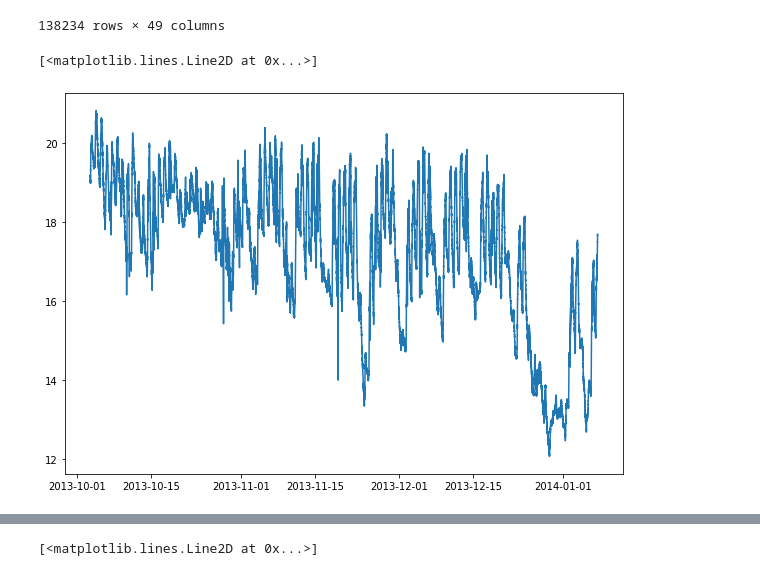
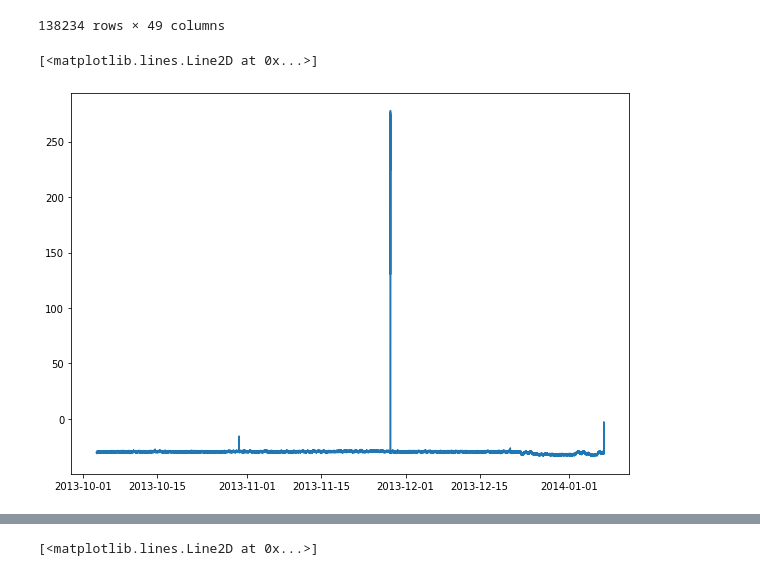
Before and after one commit to ChrisMott97/Structural-Health-Monitoring-Group-Project, a Jupyter notebook: auto-encoder/auto_encoder.ipynb, the cells around one changed output, grey strips where cells are left out. Saved outputs shown, nothing was run; the diff lists cells and outputs as text; code cells hidden in the pictures.

```diff
--- a/auto-encoder/auto_encoder.ipynb
+++ b/auto-encoder/auto_encoder.ipynb
@@ -45,14 +93,12 @@ xl
 | 138232 | 2014-01-07 12:23:00.007 | n | 17.659106 | 17.590354 | 17.740956 | ... |
 | 138233 | 2014-01-07 12:24:00.010 | n | 17.655806 | 17.595600 | 17.746200 | ... |
 138234 rows × 49 columns
-# %%
-xl.dropna(axis=0, how='all', inplace=True)
 # %%
 plt.figure(figsize=(10,7))
-plt.plot(xl['Timestamp'], xl['Thermocouple_1 (degC)'])
+plt.plot(xl['Timestamp'], xl['Tilt (mV)'])
 # %% [output]
 [<matplotlib.lines.Line2D at 0x...>]
-[figure, old version]
+[figure, new version]
 # %%
 data
 # %% [output]
```
Also changed, not shown: parts of 5 cells of this notebook.
